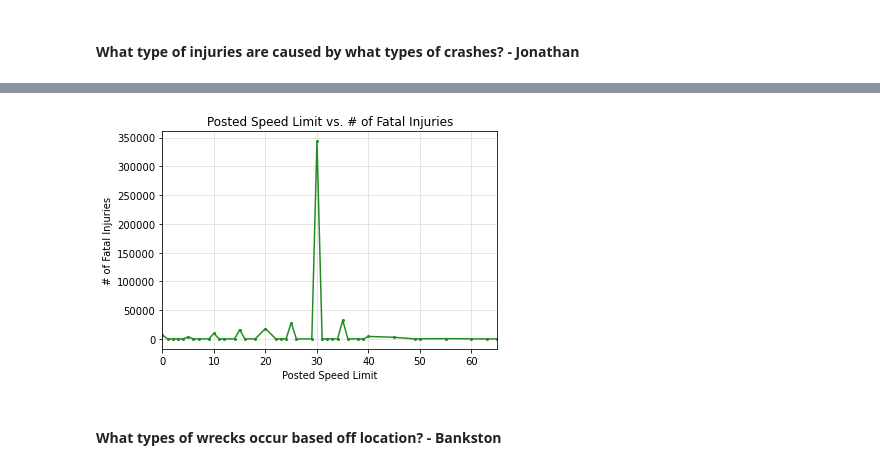
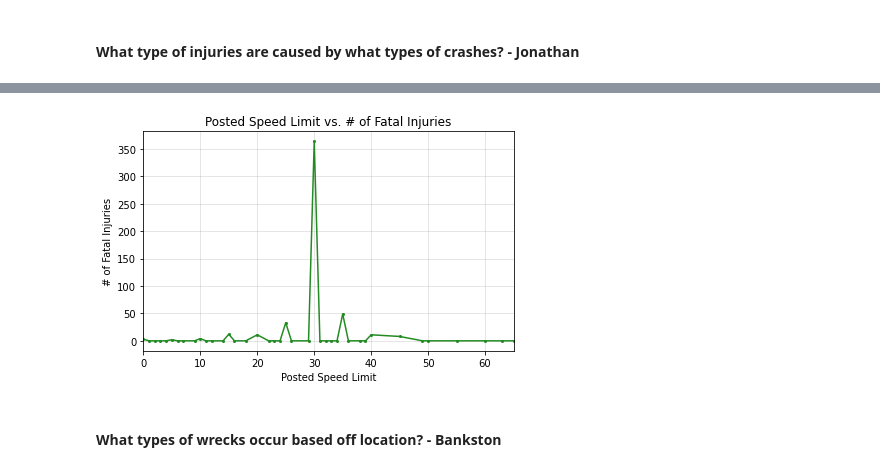
Before and after one commit to andrewbankston/project-one, a Jupyter notebook: Chicago_Crashes.ipynb, the cells around one changed output, grey strips where cells are left out. Saved outputs shown, nothing was run; the diff lists cells and outputs as text; code cells hidden in the pictures.

```diff
--- a/Chicago_Crashes.ipynb
+++ b/Chicago_Crashes.ipynb
@@ -156,26 +178,28 @@ plt.savefig("output_data/cost_of_damage_vs_fatalities.png")
 # %%
 # Create speed vs. fatality count (bar)
 # Create cost of damage and fatal injury count (scatter with regression)
 speed_group = crash_df.groupby("POSTED_SPEED_LIMIT")
-speed_count = speed_group["INJURIES_FATAL"].count()
+speed_count = speed_group["INJURIES_FATAL"].sum()
 speed_fatal_df = pd.DataFrame(speed_count)
 
 #print(damages_fatal_df)
 x_labels = list(speed_fatal_df.index.values)
 y_values = speed_count
 
 plt.plot(x_labels, y_values, marker="o", markersize=2, color="forestgreen")
 #color=["yellow", "cyan", "navy"], edgecolor="black") replace with everything after
 # values if wanting to change back to plt.bar
 
 plt.title("Posted Speed Limit vs. # of Fatal Injuries")
 plt.xlabel("Posted Speed Limit")
 plt.ylabel("# of Fatal Injuries")
 plt.xlim(0, 65)
 plt.grid(alpha=0.4)
-plt.savefig("output_data/speed_limit_vs_fatalities.png")
+plt.tight_layout()
+plt.savefig("output_data/speed_limit_vs_fatalities.png", bbox_inches = 'tight', pad_inches=0.5)
+plt.show()
 # %% [output]
-[figure, old version]
+[figure, new version]
 # %% [markdown]
 #### What types of wrecks occur based off location? - Bankston
 # %%
```
Also changed, not shown: parts of 21 cells of this notebook.
